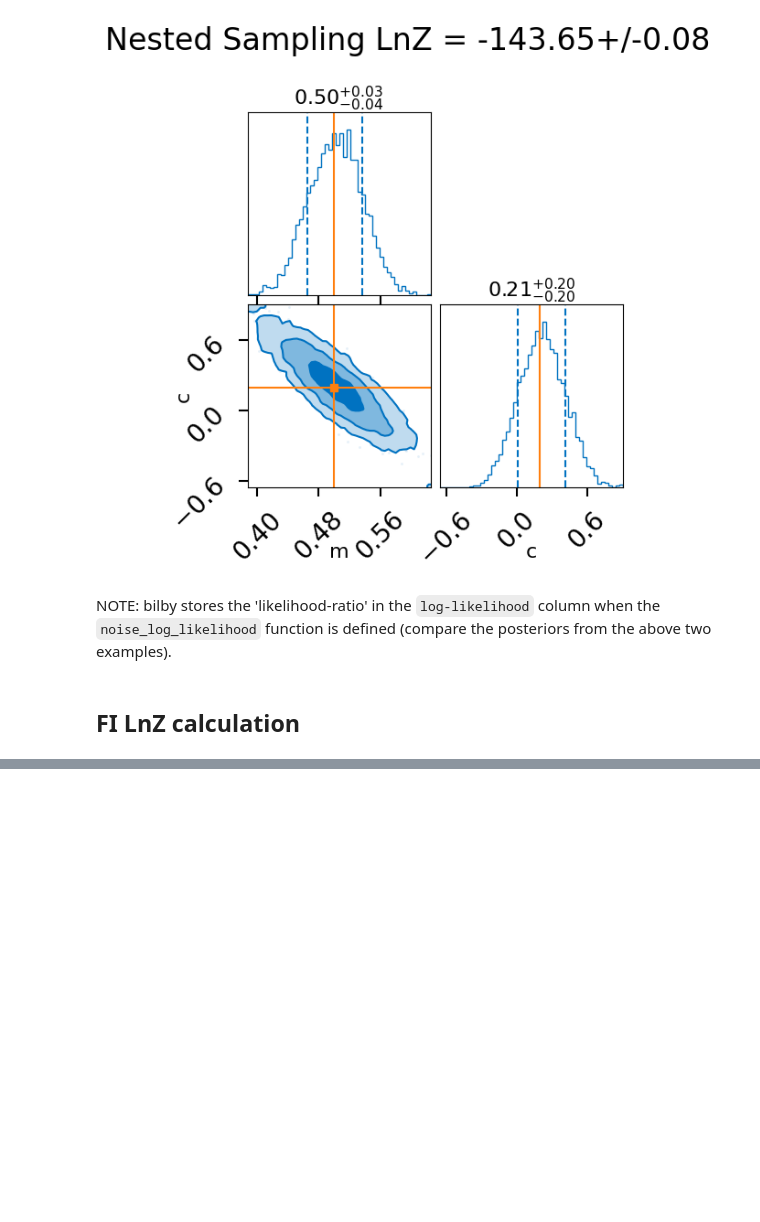
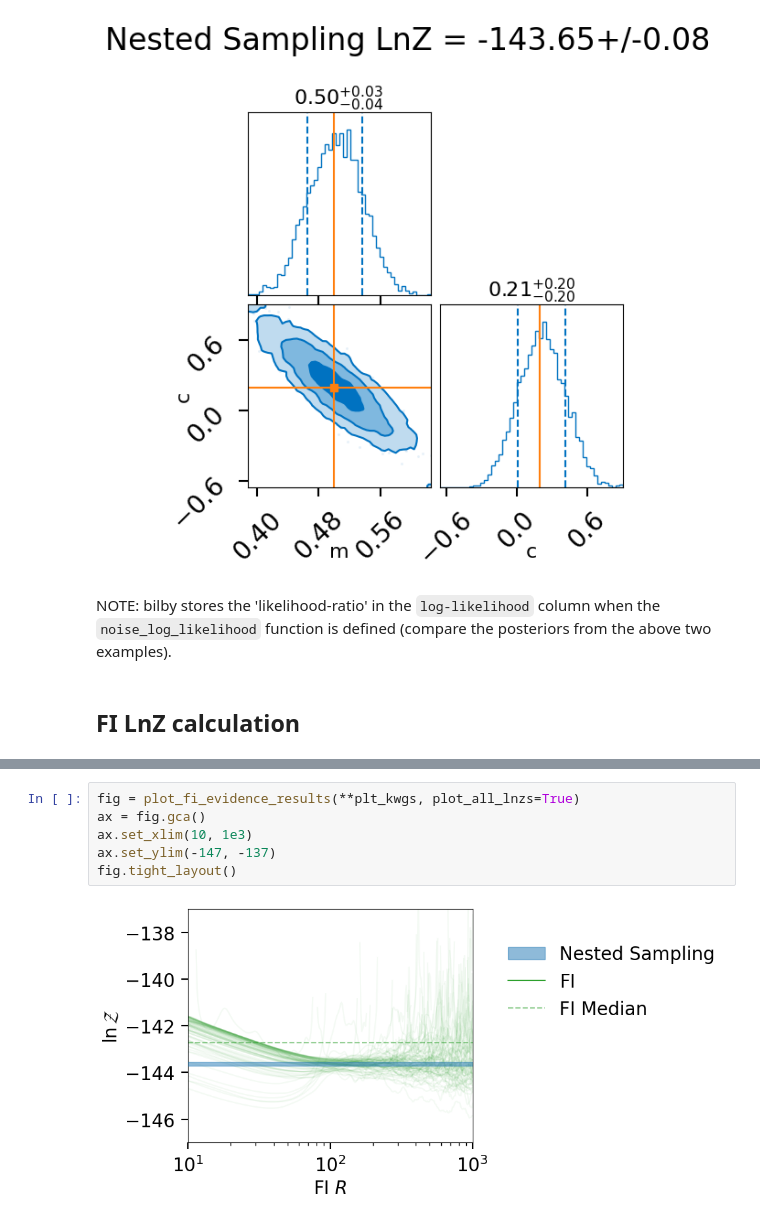
Before and after one commit to avivajpeyi/funnel, a Jupyter notebook: docs/examples/linear_regression.ipynb, the cells around one changed output, grey strips where cells are left out. Drawn from its saved outputs; the diff is of its cells as text; blank space fills up the shorter version.

```diff
--- a/docs/examples/linear_regression.ipynb
+++ b/docs/examples/linear_regression.ipynb
@@ -178,0 +174,8 @@ fig.tight_layout()
+# %%
+fig = plot_fi_evidence_results(**plt_kwgs, plot_all_lnzs=True)
+ax = fig.gca()
+ax.set_xlim(10, 1e3)
+ax.set_ylim(-147, -137)
+fig.tight_layout()
+# %% [output]
+[figure, added]
```
Also changed, not shown: parts of 6 cells of this notebook, 2 other files.
